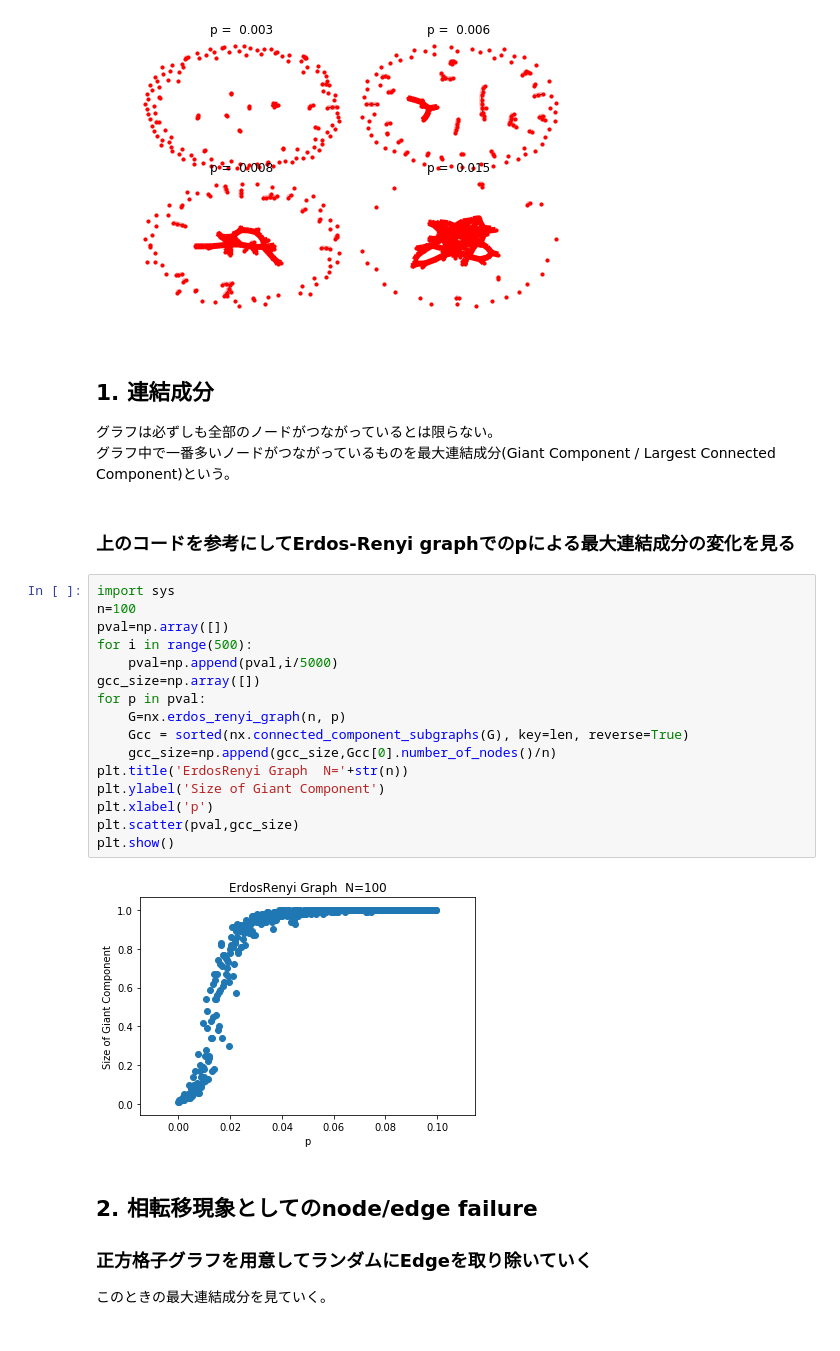
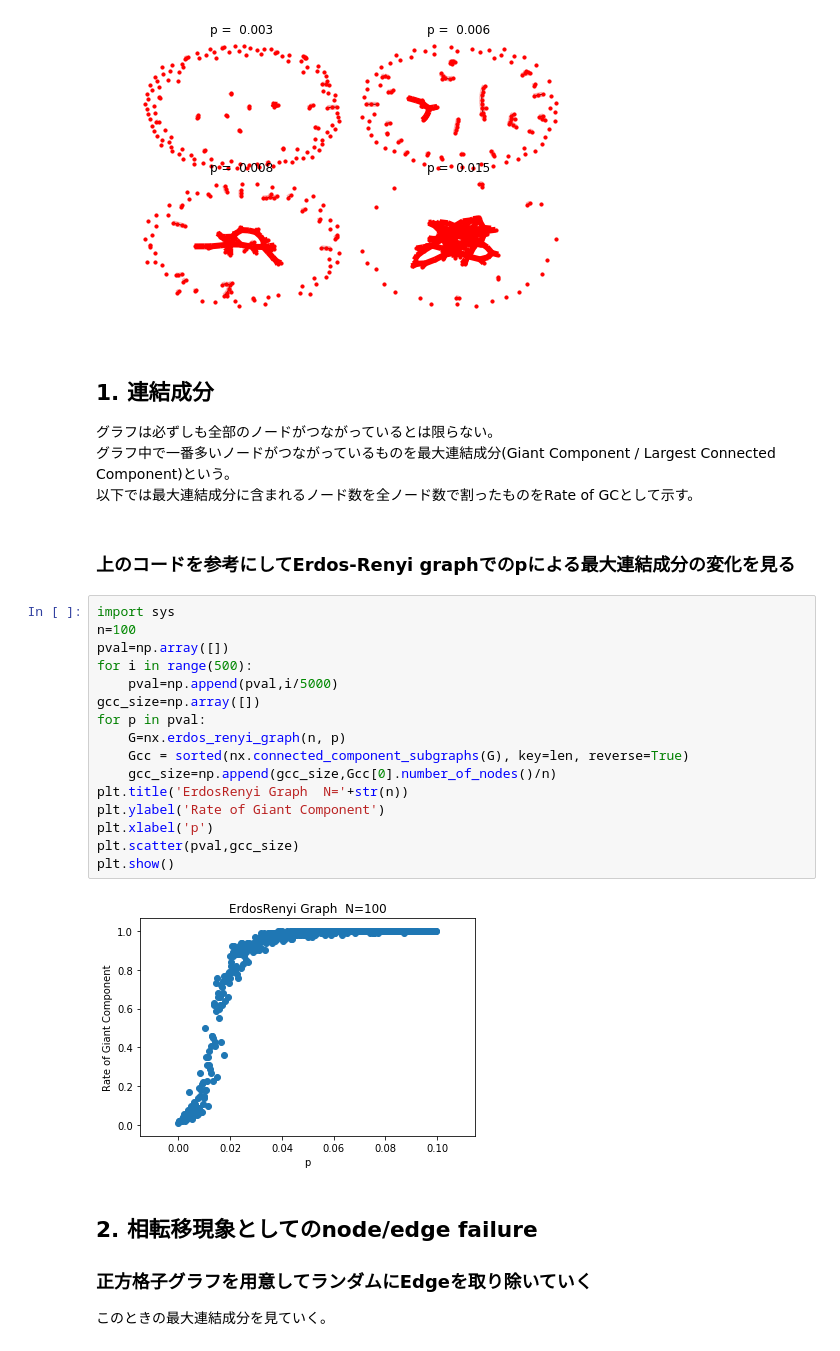
Before and after one commit to MasakiChujo/NetworkScience, a Jupyter notebook: networkx4_percolation.ipynb, the cells around one changed output. Saved outputs shown, nothing was run; the diff lists cells and outputs as text.

```diff
--- a/networkx4_percolation.ipynb
+++ b/networkx4_percolation.ipynb
@@ -82,26 +82,27 @@ will be slow.
 ## 1. 連結成分
 グラフは必ずしも全部のノードがつながっているとは限らない。
 グラフ中で一番多いノードがつながっているものを最大連結成分(Giant Component / Largest Connected Component)という。
+以下では最大連結成分に含まれるノード数を全ノード数で割ったものをRate of GCとして示す。
 # %% [markdown]
 ### 上のコードを参考にしてErdos-Renyi graphでのpによる最大連結成分の変化を見る
 # %%
 import sys
 n=100
 pval=np.array([])
 for i in range(500):
     pval=np.append(pval,i/5000)
 gcc_size=np.array([])
 for p in pval:
     G=nx.erdos_renyi_graph(n, p)
     Gcc = sorted(nx.connected_component_subgraphs(G), key=len, reverse=True)
     gcc_size=np.append(gcc_size,Gcc[0].number_of_nodes()/n)
 plt.title('ErdosRenyi Graph  N='+str(n))
-plt.ylabel('Size of Giant Component')
+plt.ylabel('Rate of Giant Component')
 plt.xlabel('p')
 plt.scatter(pval,gcc_size)
 plt.show()
 # %% [output]
-[figure, old version]
+[figure, new version]
 # %% [markdown]
 ## 2. 相転移現象としてのnode/edge failure
 
```
